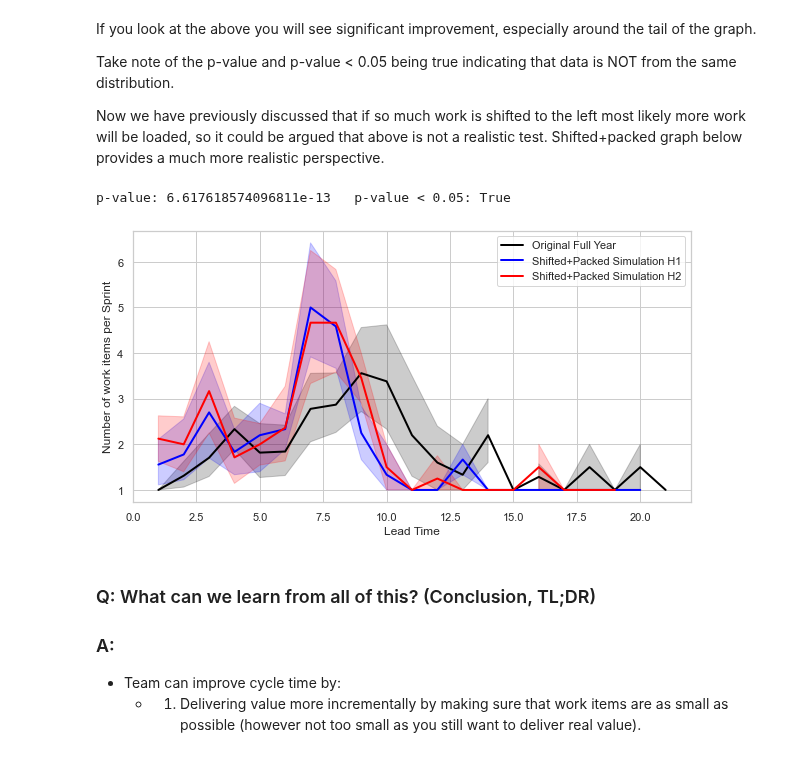
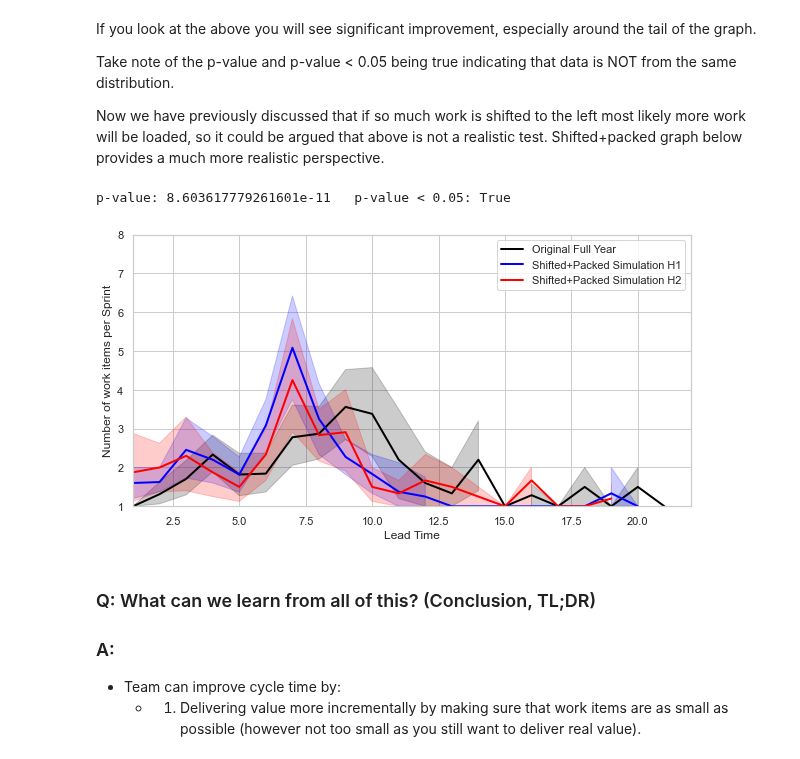
Before and after one commit to zkavtaskin/Lead-Time-Driven-Delivery-Simulation, a Jupyter notebook: Notebook/LeadTimeDynamics.ipynb, the cells around one changed output. Cells and saved outputs as stored; diff of their text form; code cells hidden in the pictures.

```diff
--- a/Notebook/LeadTimeDynamics.ipynb
+++ b/Notebook/LeadTimeDynamics.ipynb
@@ -266,24 +270,26 @@ Now we have previously discussed that if so much work is shifted to the left mos
 # %%
 sprint_shifted_packed_simulation_h1 = ltdy.construct_random_sampled_sprints( sprint_clean_workitem_count_mean*(1+shift_increase), sprint_clean_workitem_count_std, workitems_shifted)
 sprint_shifted_packed_simulation_h2 = ltdy.construct_random_sampled_sprints( sprint_clean_workitem_count_mean*(1+shift_increase), sprint_clean_workitem_count_std, workitems_shifted)
 
 df_sprint_shifted_packed_agg_h1 = ltdy.sprint_data_to_aggregate(sprint_shifted_packed_simulation_h1)
 df_sprint_shifted_packed_agg_h2 = ltdy.sprint_data_to_aggregate(sprint_shifted_packed_simulation_h2)
 
 stat, p, med, tbl = median_test(sprint_shifted_packed_simulation_h1[:,2].astype(int),sprint_clean_simple.values[:, 1])
 
 f, ax = plt.subplots(figsize=(10, 5))
 sns.set_theme(style="whitegrid", palette="bright")
 sns.lineplot(data=df_sprint_clean_agg, color="black", linewidth=2, x="LeadTime", y="Count", label="Original Full Year")
 sns.lineplot(data=df_sprint_shifted_packed_agg_h1, color="blue", linewidth=2, x="LeadTime", y="Count", label="Shifted+Packed Simulation H1")
 sns.lineplot(data=df_sprint_shifted_packed_agg_h2, color="red", linewidth=2, x="LeadTime", y="Count", label="Shifted+Packed Simulation H2")
 ax.xaxis.grid(True)
+ax.set_xlim([1, 22])
+ax.set_ylim([1, 8])
 ax.legend()
 ax.set(ylabel="Number of work items per Sprint", xlabel="Lead Time")
 print("p-value:",p, " ", "p-value < 0.05:", p < 0.05)
 # %% [output]
-p-value: 6.617618574096811e-13   p-value < 0.05: True
+p-value: 8.603617779261601e-11   p-value < 0.05: True
-[figure, old version]
+[figure, new version]
 # %% [markdown]
 ### Q: What can we learn from all of this? (Conclusion, TL;DR)
 ### A:
```
Also changed, not shown: parts of 6 cells of this notebook.
